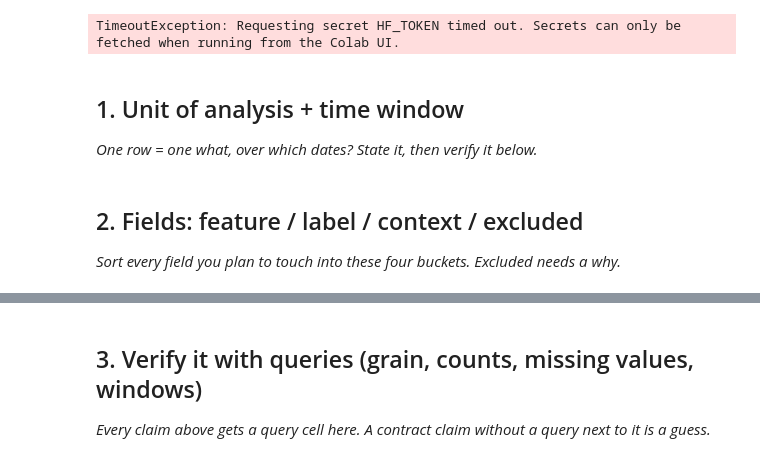
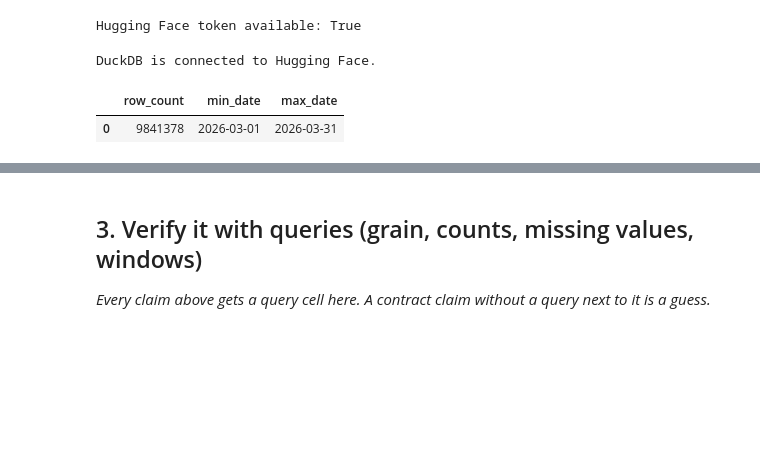
Before and after one commit to Charitha-05/flyrank-ml, a Jupyter notebook: work/notebooks/w03_data_contract.ipynb, the cells around one changed output, grey strips where cells are left out. Saved outputs shown, nothing was run; the diff lists cells and outputs as text; code cells hidden in the pictures; blank space fills up the shorter version.

```diff
--- a/work/notebooks/w03_data_contract.ipynb
+++ b/work/notebooks/w03_data_contract.ipynb
@@ -17,16 +11,15 @@ HF_TOKEN available: False
+# %%
+from huggingface_hub import get_token
+
+HF_TOKEN = get_token()
+
+print("Hugging Face token available:", HF_TOKEN is not None)
+# %% [output]
+Hugging Face token available: True
 # %%
 import duckdb
-import os
 
 con = duckdb.connect()
-
-HF_TOKEN = os.environ.get("HF_TOKEN")
-
-if not HF_TOKEN:
-    raise ValueError(
-        "HF_TOKEN is not available in the environment. "
-        "Please configure the Hugging Face token in the notebook environment."
-    )
 
 con.execute(
     "CREATE OR REPLACE SECRET hf "
@@ -34,10 +27,6 @@ con.execute(
     [HF_TOKEN]
 )
 
-print("DuckDB connection and Hugging Face authentication configured.")
+print("DuckDB is connected to Hugging Face.")
 # %% [output]
-TimeoutException: Requesting secret HF_TOKEN timed out. Secrets can only be fetched when running from the Colab UI.
+DuckDB is connected to Hugging Face.
-# %% [markdown]
-## 1. Unit of analysis + time window
-
-*One row = one what, over which dates? State it, then verify it below.*
@@ -47,4 +33,20 @@ TimeoutException: Requesting secret HF_TOKEN timed out. Secrets can only be fetc
-# %% [markdown]
-## 2. Fields: feature / label / context / excluded
-
-*Sort every field you plan to touch into these four buckets. Excluded needs a why.*
+# %%
+DAILY_MAR = (
+    "read_parquet("
+    "'hf://datasets/FlyRank/internship-warehouse/"
+    "fact_content_daily_performance/month=2026-03/*.parquet'"
+    ")"
+)
+
+test = con.sql(f"""
+SELECT
+    COUNT(*) AS row_count,
+    MIN(report_date) AS min_date,
+    MAX(report_date) AS max_date
+FROM {DAILY_MAR}
+""").df()
+
+display(test)
+# %% [output]
+|  | row_count | min_date | max_date |
+| 0 | 9841378 | 2026-03-01 | 2026-03-31 |
```
Also changed, not shown: parts of 18 cells of this notebook.
